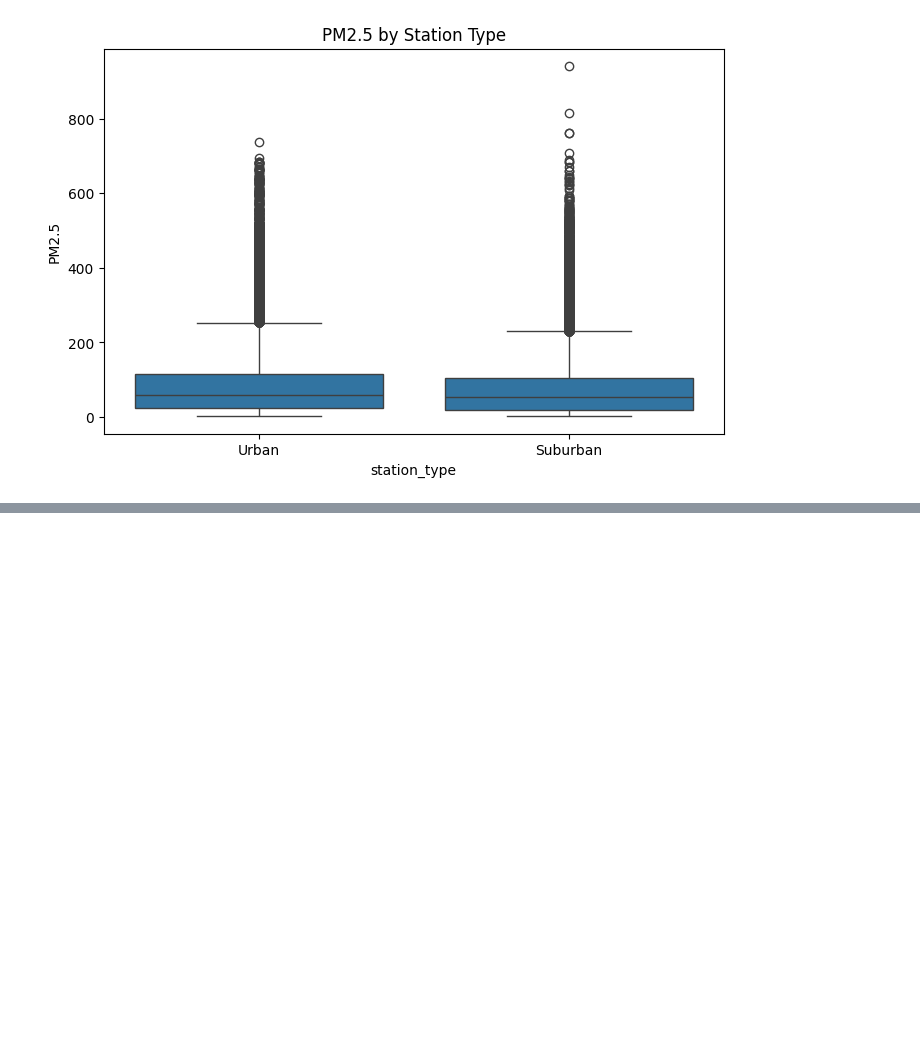
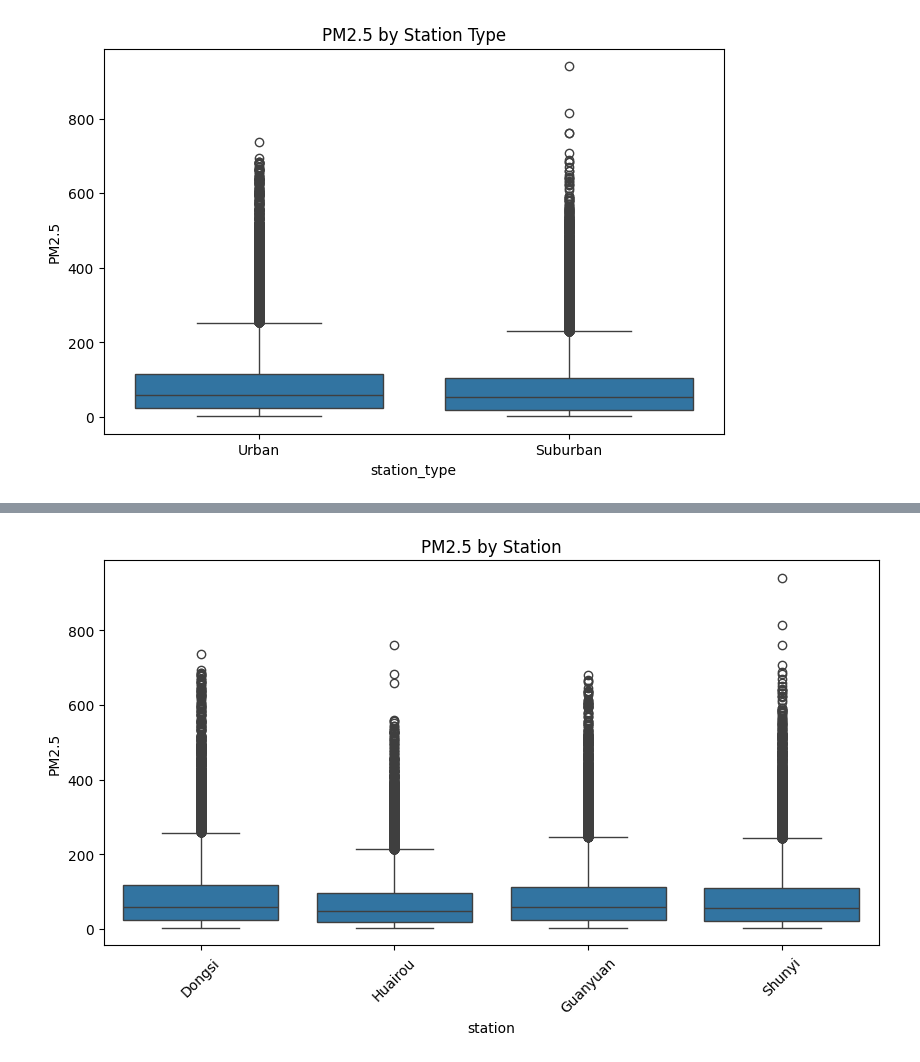
Before and after one commit to StanleyArinze/st20338478_CMP7005-PRAC1, a Jupyter notebook: CMP7005.ipynb, the cells around one changed output, grey strips where cells are left out. Drawn from its saved outputs; the diff is of its cells as text; code cells hidden in the pictures; blank space fills up the shorter version.

```diff
--- a/CMP7005.ipynb
+++ b/CMP7005.ipynb
@@ -380,0 +418,8 @@ plt.show()
+# %%
+plt.figure(figsize=(10,5))
+sns.boxplot(x="station", y="PM2.5", data=air_df)
+plt.title("PM2.5 by Station")
+plt.xticks(rotation=45)
+plt.show()
+# %% [output]
+[figure, added]
```
Also changed, not shown: parts of 4 cells of this notebook.
